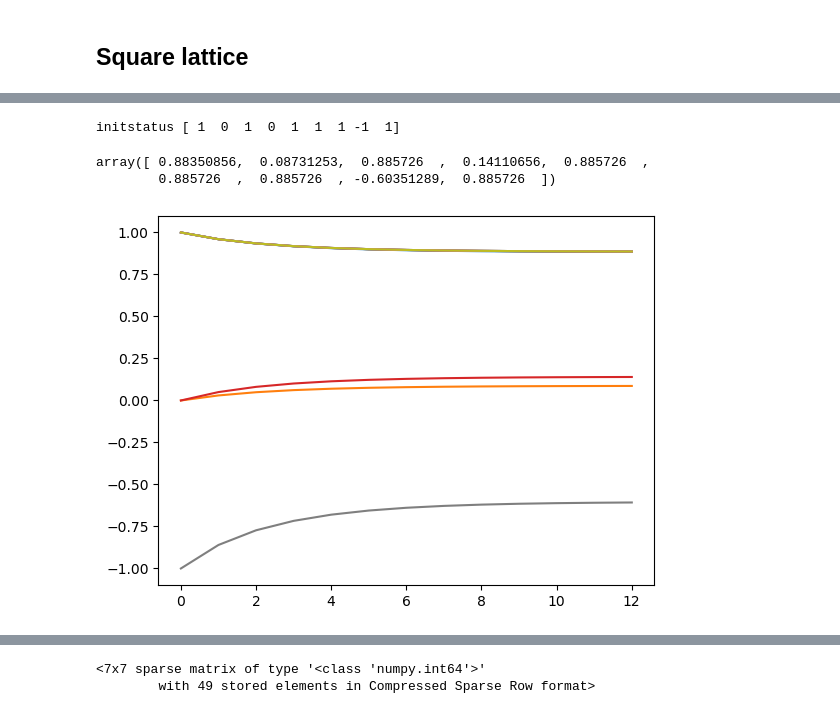
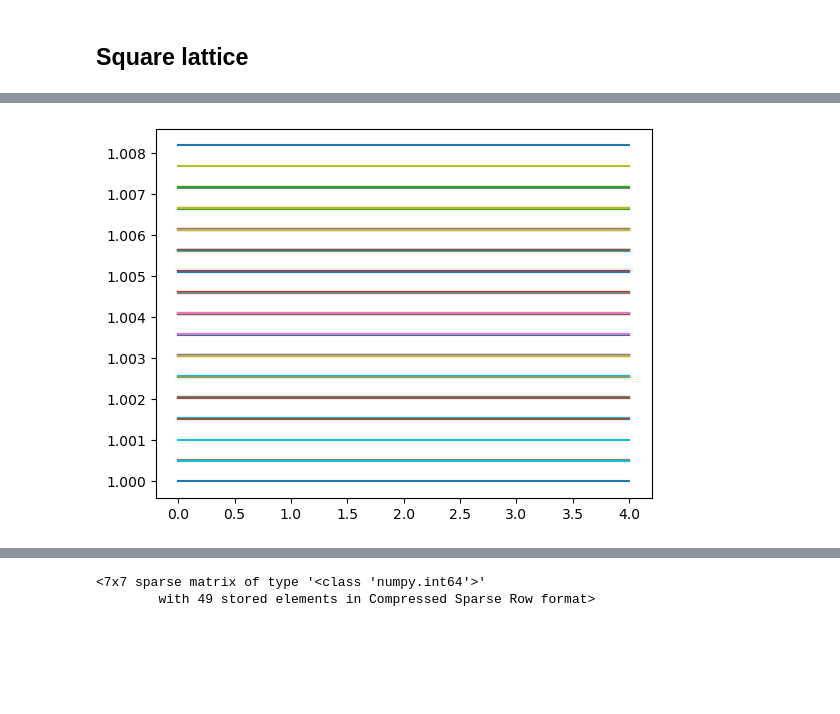
Before and after one commit to giulioiannelli/lrgsglib-public, a Jupyter notebook: notebooks/lattice2d_slaplacianDynamics.ipynb, the cells around one changed output, grey strips where cells are left out. Cells and saved outputs as stored; diff of their text form; code cells hidden in the pictures; blank space fills up the shorter version.

```diff
--- a/notebooks/lattice2d_slaplacianDynamics.ipynb
+++ b/notebooks/lattice2d_slaplacianDynamics.ipynb
@@ -61,0 +63,9 @@ SLRG_obj.flip_sel_edges(neg_weightsH, 'H')
+# %%
+fig, ax = plt.subplots()
+
+G = SLRG_obj.system.G
+status = np.random.randint(-1, 2, themeanField.N)
+G_nodecol = status
+G_edgecol = ['b' if e[2]['weight'] >0 else 'r' for e in G.edges(data=True)]
+pos = signed_spectral_layout(G)
+nx.draw(G, ax=ax, pos=pos, edge_color=G_edgecol, node_color=G_nodecol)
@@ -61,0 +74,13 @@ SLRG_obj.flip_sel_edges(neg_weightsH, 'H')
+# %%
+lapl = nx.laplacian_matrix(G)
+adj = nx.to_scipy_sparse_array(G, weight='weight', format="csr").toarray()
+deg = np.diag(adj.sum(axis=1))
+sdeg = np.diag(np.abs(adj).sum(axis=1))
+slapl = sdeg-adj
+# %%
+print("initstatus", status)
+eigv0 = np.linalg.eigh(slapl)[0][0]
+statusarr = []
+for t in range(100):
+    statusarr.append(status/np.min(status))
+    status = status - 0.01*(slapl-eigv0)@status
@@ -88,24 +128,9 @@ slapl = sdeg-adj
-# %%
-status = np.random.randint(-1, 2, 9)
-print("initstatus", status)
-eigv0 = np.linalg.eigh(slapl)[0][0]
-statusarr = []
-for t in range(10000):
-    statusarr.append(status)
-    status = status - 0.01*(slapl*np.exp(-eigv0*t))@status
-# %% [output]
-initstatus [ 1  0  1  0  1  1  1 -1  1]
-# %%
-status
-# %% [output]
-array([ 0.88350856,  0.08731253,  0.885726  ,  0.14110656,  0.885726  ,
-        0.885726  ,  0.885726  , -0.60351289,  0.885726  ])
 # %%
 for agent in np.array(statusarr).T:
-    plt.plot(agent[:13])
+    plt.plot(agent[5:10])
 # plt.yscale('symlog')
 # %% [output]
-[figure, old version]
+[figure, new version]
 # %%
 np.linalg.eigh(slapl)[0][0]
 # %% [output]
```
Also changed, not shown: parts of 8 cells of this notebook, 2 other files.
